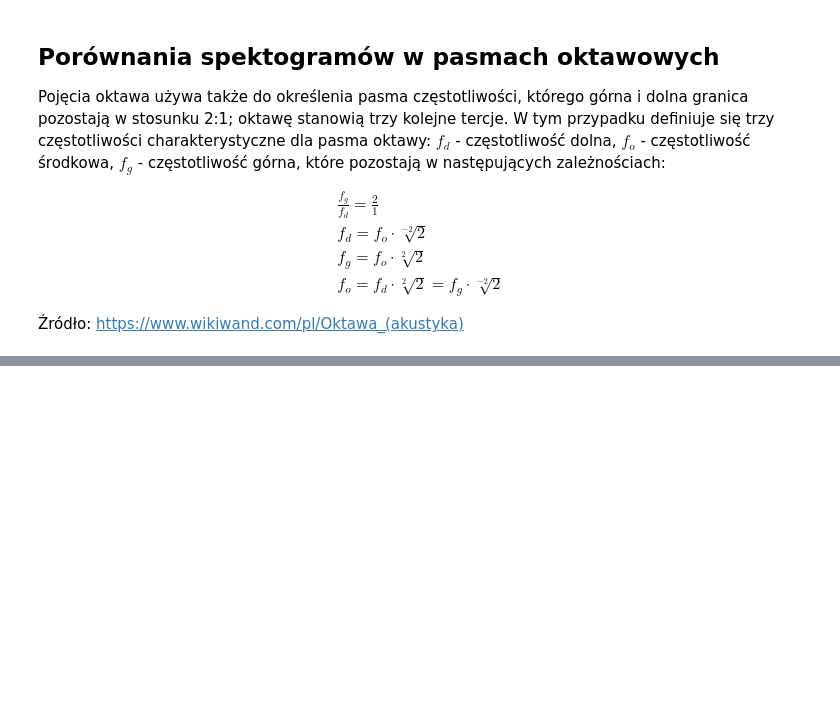
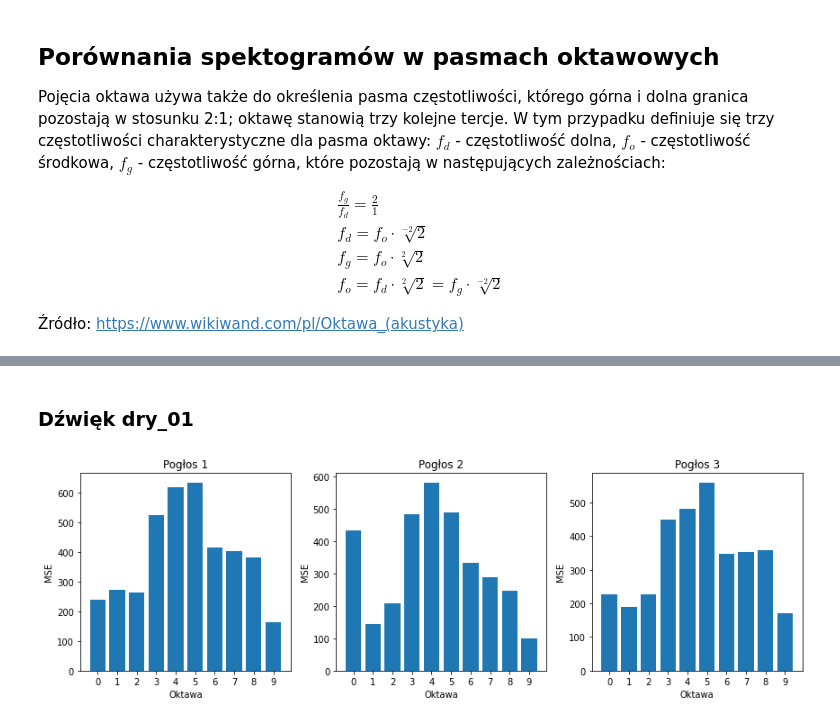
Before and after one commit to karlosos/acoustic_signals, a Jupyter notebook: lab06/Lab_06_Dzialowski.ipynb, the cells around one changed output, grey strips where cells are left out. Drawn from its saved outputs; the diff is of its cells as text; code cells hidden in the pictures; blank space fills up the shorter version.

Commit message:
Calculate MSE in octaves in spectogram

```diff
--- a/lab06/Lab_06.ipynb
+++ b/lab06/Lab_06_Dzialowski.ipynb
@@ -183,12 +148,0 @@ def plot_octaves(y, fs, title, verbose=False):
-# %%
-czestotliwosci_srodkowe = [16, 31.5, 63, 125, 250, 500, 1000, 2000, 4000, 8000]
-mse_pasma = []
-for idx, f_o in enumerate(czestotliwosci_srodkowe):
-    f_d = f_o * np.power(2, -1/2)
-    f_g = f_o * np.power(2, 1/2)
-    print("Oktawa:", idx+1, "częstotliwość dolna:", f_d, "środkowa:", f_o, "górna:", f_g)
-    spektogram_wzorca_w_pasmie = spec_dry_01[int(f_d):int(f_g), :]
-    spektogram_w_pasmie = spec_poglos_01_01[int(f_d):int(f_g), :]
-    print("Oktawa:", mse(spektogram_wzorca_w_pasmie, spektogram_w_pasmie))
-    print(np.any(np.isnan(spektogram_wzorca_w_pasmie)))
-    print(np.any(np.isnan(spektogram_w_pasmie)))
@@ -224,0 +169,15 @@ The integers t and f can be converted to physical units by means of the utility
+# %%
+print("poglos_01_01")
+print("=========================")
+mse_poglos_01_01 = mse_in_octaves(spec_dry_01, spec_poglos_01_01)
+print("=========================")
+
+print("poglos_01_02")
+print("=========================")
+mse_poglos_01_02 = mse_in_octaves(spec_dry_01, spec_poglos_01_02)
+print("=========================")
+
+print("poglos_01_03")
+print("=========================")
+mse_poglos_01_03 = mse_in_octaves(spec_dry_01, spec_poglos_01_03)
+print("=========================")
@@ -224,0 +235,17 @@ The integers t and f can be converted to physical units by means of the utility
+# %%
+def plot_octaves(mses):
+    fig, axes = plt.subplots(1, len(mses), figsize=(12, 4))
+
+    for idx, mse in enumerate(mses):
+        axes[idx].bar(np.arange(10), mse)
+        axes[idx].set_xticks(np.arange(10))
+        axes[idx].set_xlabel("Oktawa")
+        axes[idx].set_ylabel("MSE")
+        axes[idx].set_title(f"Pogłos {idx+1}")
+    plt.tight_layout()
+# %% [markdown]
+### Dźwięk dry_01
+# %%
+plot_octaves([mse_poglos_01_01, mse_poglos_01_02, mse_poglos_01_03])
+# %% [output]
+[figure, added]
```
Also changed, not shown: parts of 14 cells of this notebook, 2 other files.
